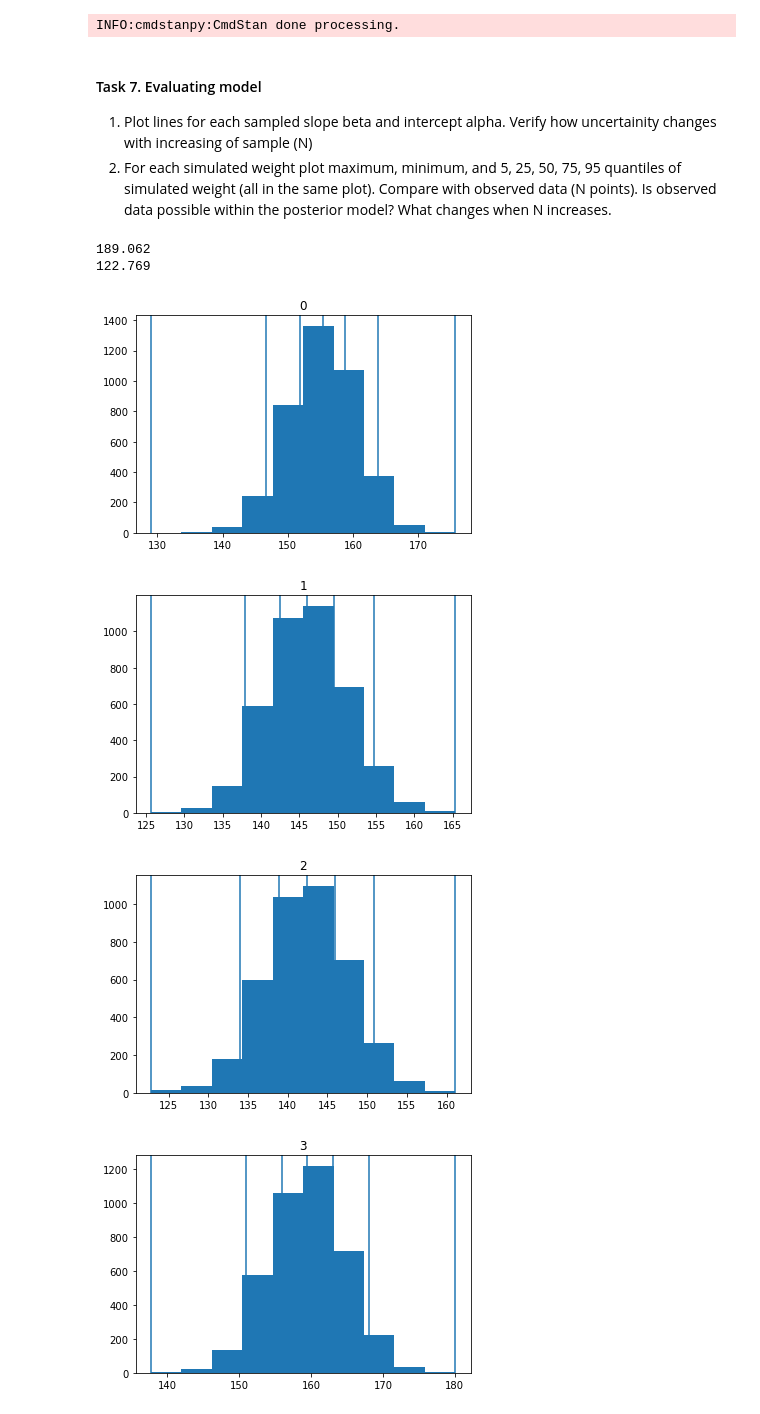
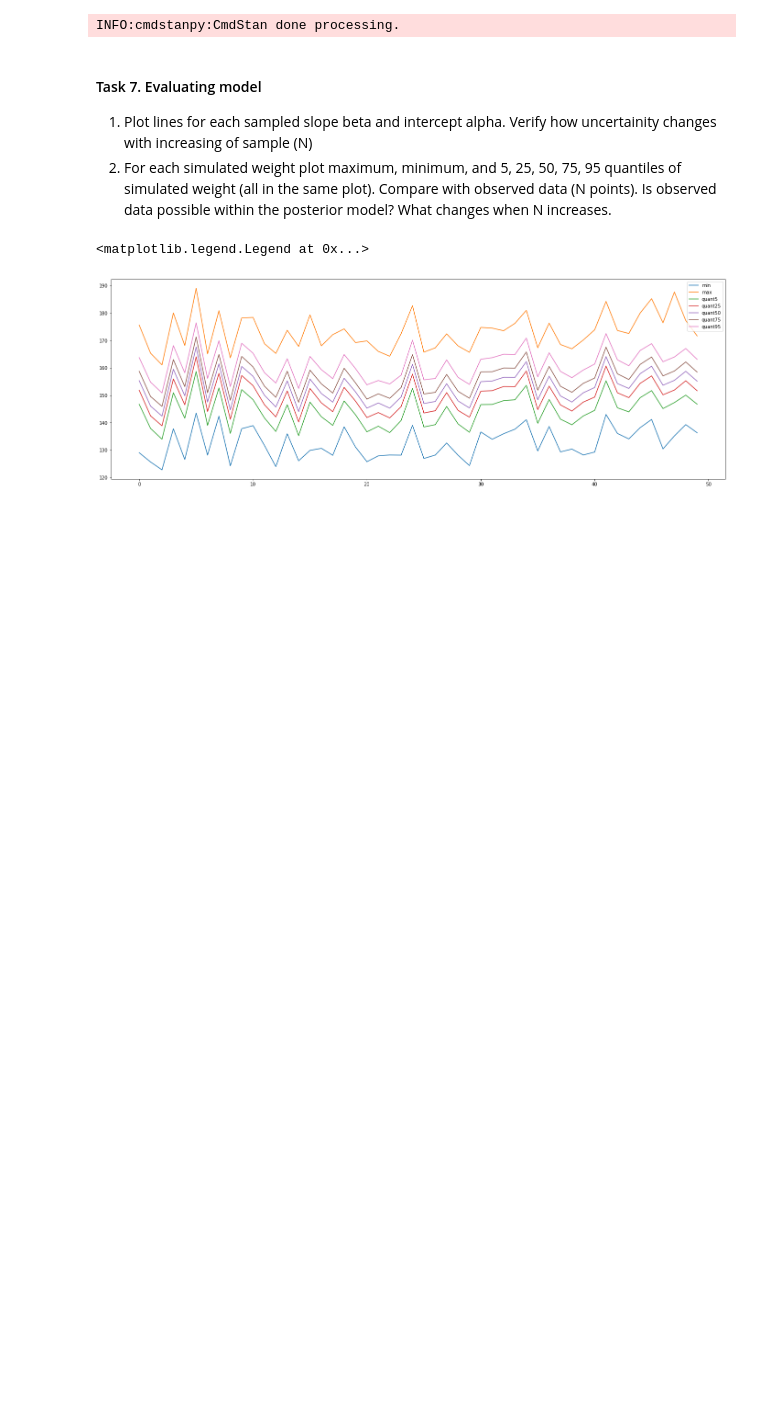
Before and after one commit to SzymonLisAGH/DataAnalytics, a Jupyter notebook: lab4.ipynb, the cells around one changed output. Saved outputs shown, nothing was run; the diff lists cells and outputs as text; code cells hidden in the pictures; blank space fills up the shorter version.

```diff
--- a/lab4.ipynb
+++ b/lab4.ipynb
@@ -267,29 +271,35 @@ INFO:cmdstanpy:CmdStan done processing.
 # %%
 for i in range(len((fit.stan_variable('alpha')))):
     alpha = fit.stan_variable('alpha')[i]
     beta = fit.stan_variable('beta')[i]
 
 
-print(np.max(fit.stan_variable('height')))
-print( np.min(fit.stan_variable('height')))
+minimal=[]
+maximum=[]
+quant5=[]
+quant25=[]
+quant50=[]
+quant75=[]
+quant95=[]
+height = fit.stan_variable('height')
+for i in range(len(height[0,:])):
+    minimal.append(np.min(height[:,i]))
+    maximum.append(np.max(height[:,i]))
+    quant5.append(np.quantile(height[:,i], 0.05))
+    quant25.append(np.quantile(height[:,i], 0.25))
+    quant50.append(np.quantile(height[:,i], 0.5))
+    quant75.append(np.quantile(height[:,i], 0.75))
+    quant95.append(np.quantile(height[:,i], 0.95))
 
-summary = fit.summary()
-height = fit.stan_variable('height')
-for i in range(height.shape[-1]):
-    plt.hist(height[:,i])
-    plt.axvline(np.min(height[:,i]))
-    plt.axvline(np.max(height[:,i]))
-    plt.axvline(np.quantile(height[:,i], 0.05))
-    plt.axvline(np.quantile(height[:,i], 0.25))
-    plt.axvline(np.quantile(height[:,i], 0.50))
-    plt.axvline(np.quantile(height[:,i], 0.75))
-    plt.axvline(np.quantile(height[:,i], 0.95))
-    plt.title(f'{i}')
-    plt.show()
+plt.rcParams["figure.figsize"]=(24,8)
+plt.plot(minimal)
+plt.plot(maximum)
+plt.plot(quant5)
+plt.plot(quant25)
+plt.plot(quant50)
+plt.plot(quant75)
+plt.plot(quant95)
+plt.legend(['min','max','quant5','quant25','quant50','quant75','quant95'])
 # %% [output]
-189.062
-122.769
+<matplotlib.legend.Legend at 0x...>
-[figure, old version]
+[figure, new version]
-[figure, removed]
-[figure, removed]
-[figure, removed]
```
Also changed, not shown: parts of 7 cells of this notebook.
